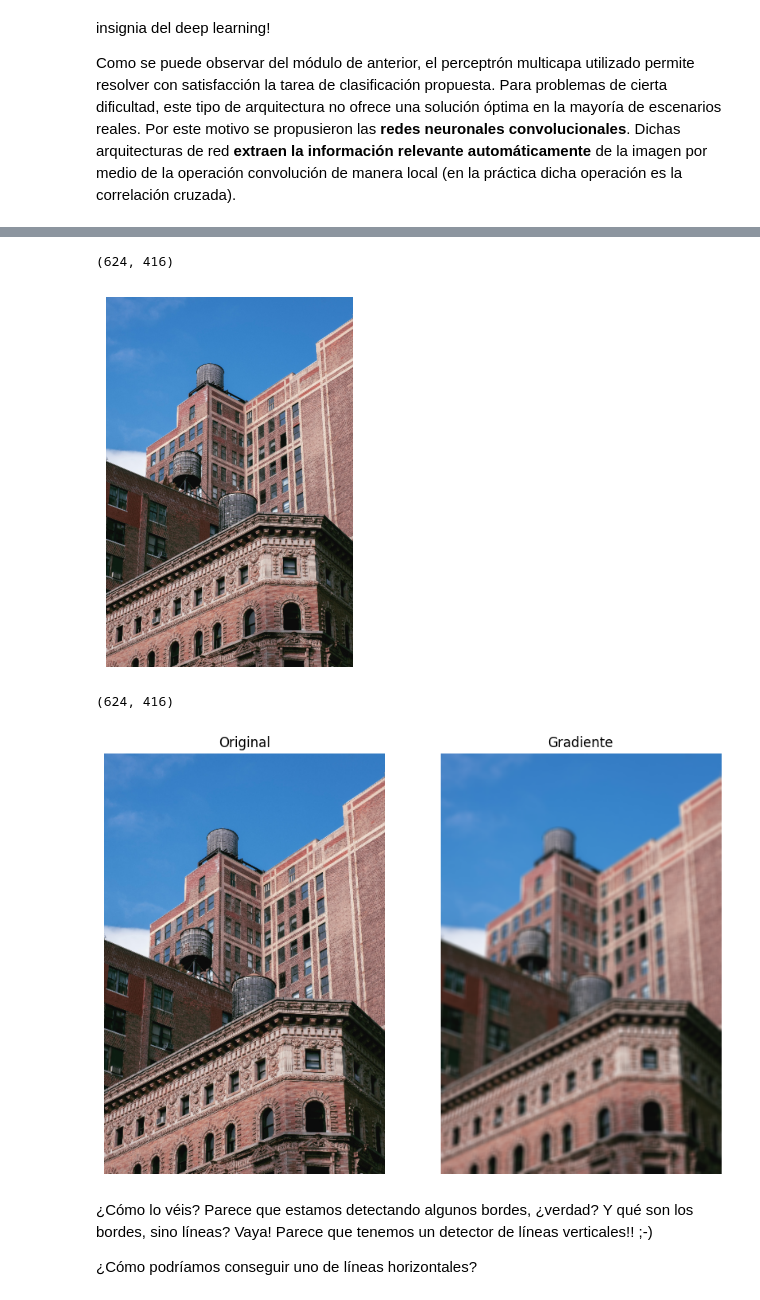
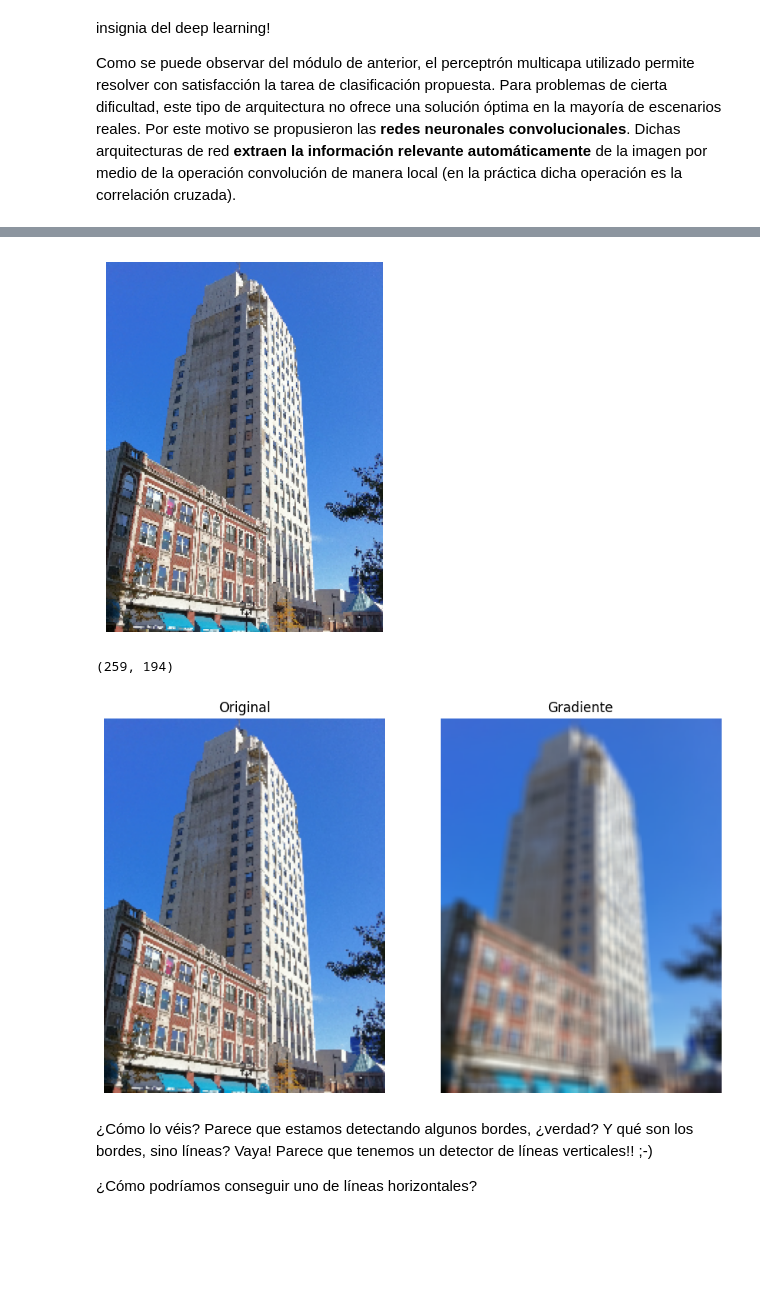
Before and after one commit to mariaeugenia-alvarez/deep-learning, a Jupyter notebook: notebooks clase/4_Redes_convolucionales.ipynb, the cells around one changed output, grey strips where cells are left out. Saved outputs shown, nothing was run; the diff lists cells and outputs as text; code cells hidden in the pictures; blank space fills up the shorter version.

```diff
--- a/notebooks clase/4_Redes_convolucionales.ipynb
+++ b/notebooks clase/4_Redes_convolucionales.ipynb
@@ -113 +145,5 @@ image = cv2.resize(image, None, fx=0.1, fy=0.1)
+# %%
+image = cv2.imread("image.jpg") #rescato la imagen original para hacerlo en color RGB
+# %%
+image = cv2.resize(image, None, fx=0.1, fy=0.1) #
 # %%
@@ -115,13 +151,9 @@ image = cv2.cvtColor(image, cv2.COLOR_BGR2RGB)
-# %%
-image.shape
-# %% [output]
-(624, 416)
 # %%
-plt.imshow(image)
+plt.imshow(image,cmap="gray") #para colorearla en gris
 plt.axis("off")
 plt.show()
 # %% [output]
-[figure, old version]
+[figure, new version]
 # %%
 ks_w = 7
 ks_h = 7
@@ -133,4 +165,4 @@ grad_b = signal.convolve2d(image[:, :, 2], kernel, mode='same', boundary='symm')
 # %%
 grad_r.shape
 # %% [output]
-(624, 416)
+(259, 194)
@@ -151,7 +171,7 @@ reconstructed_color = np.concat([np.uint8(grad_r[:, :, np.newaxis]), np.uint8(gr
 # %%
 plot_two(image, reconstructed_color)
 # %% [output]
-[figure, old version]
+[figure, new version]
 # %% [markdown]
 ¿Cómo lo véis? Parece que estamos detectando algunos bordes, ¿verdad? Y qué son los bordes, sino líneas? Vaya! Parece que tenemos un detector de líneas verticales!! ;-)
 
```
Also changed, not shown: parts of 109 cells of this notebook.
